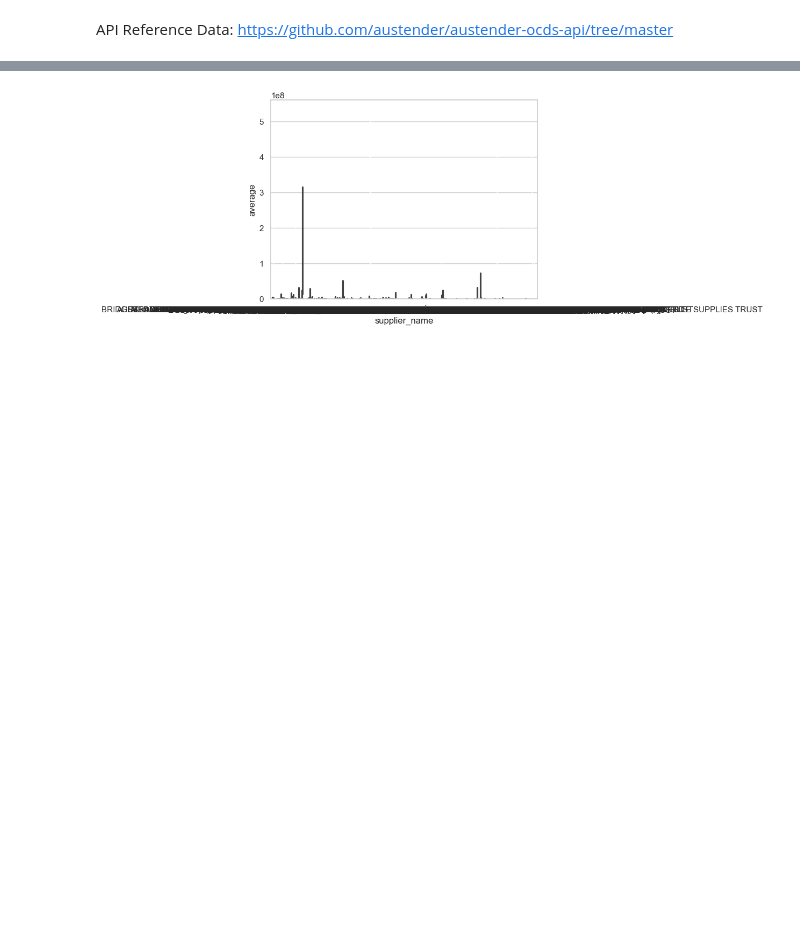
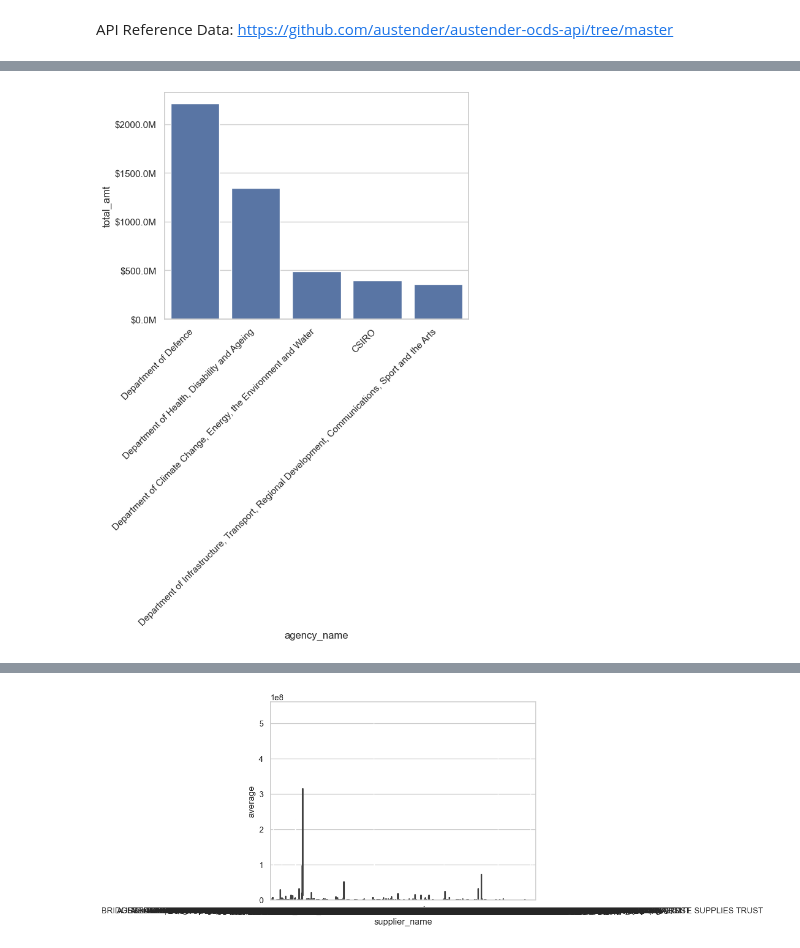
Before and after one commit to ShaunVN/Project_AusTender, a Jupyter notebook: src/source_code.ipynb, the cells around one changed output, grey strips where cells are left out. Drawn from its saved outputs; the diff is of its cells as text; code cells hidden in the pictures; blank space fills up the shorter version.

```diff
--- a/src/source_code.ipynb
+++ b/src/source_code.ipynb
@@ -361,0 +204,3 @@ df
+# %%
+top5AgencySpend = austrade_df.groupby('agency_name',as_index=False).agg(total_amt = ('amount','sum')).sort_values('total_amt',ascending=False).head(5)
+top5AgencySpend
@@ -361,0 +214,8 @@ df
+# %%
+sns.barplot(data=top5AgencySpend,x='agency_name',y='total_amt')
+plt.gca().yaxis.set_major_formatter(mtick.FuncFormatter(lambda x,_:f'${x/1_000_000:.1f}M')
+)
+plt.xticks(rotation=45,ha='right')
+plt.tight_layout()
+# %% [output]
+[figure, added]
```
Also changed, not shown: parts of 19 cells of this notebook.
